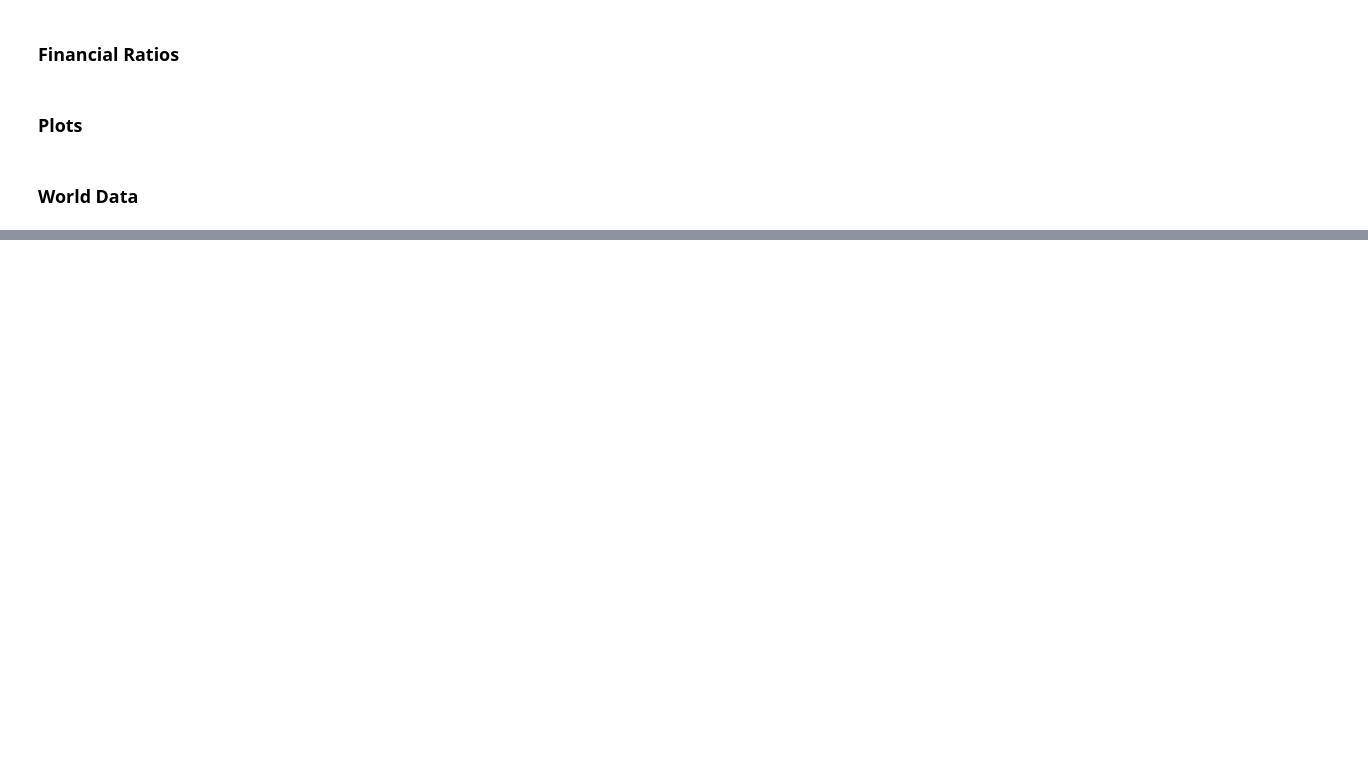
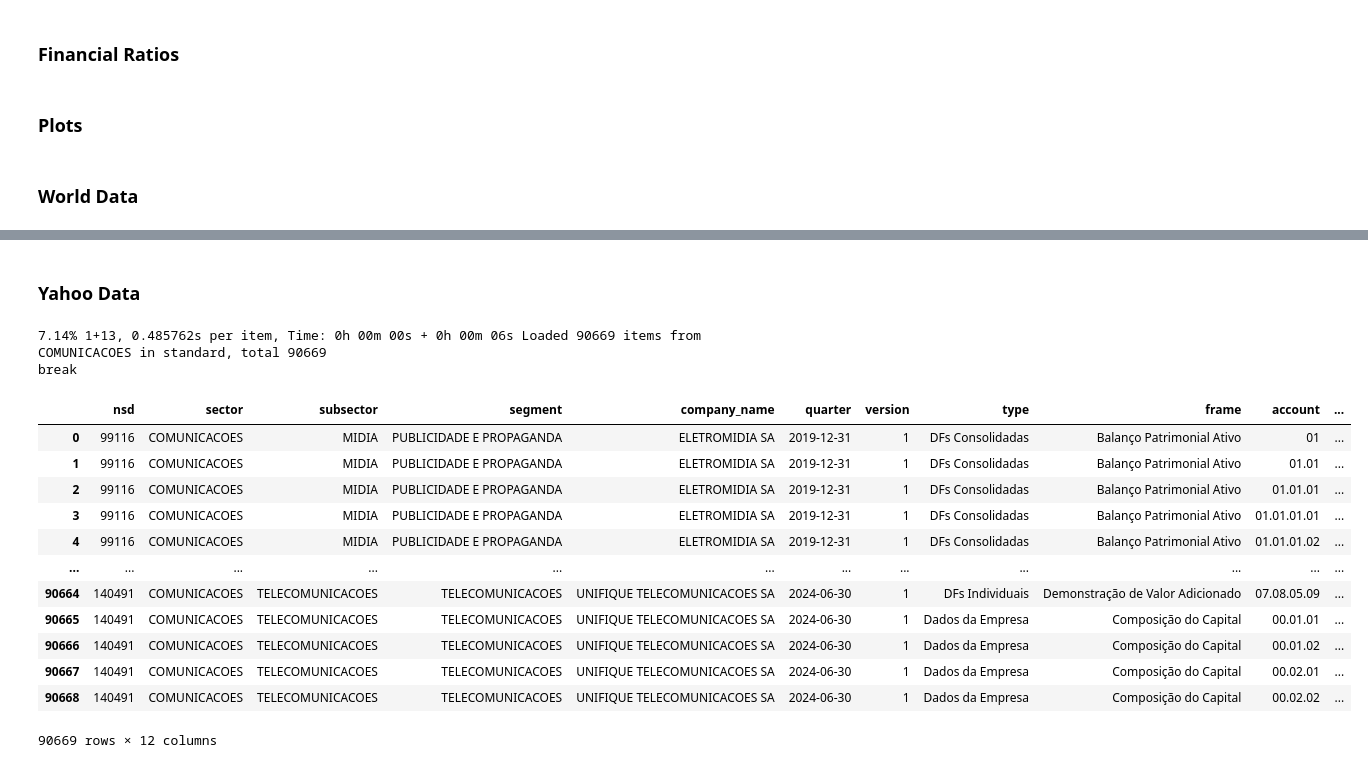
Before and after one commit to faustostangler/FLY, a Jupyter notebook: backend/utils/playground.ipynb, the cells around one changed output, grey strips where cells are left out. Cells and saved outputs as stored; diff of their text form; code cells hidden in the pictures; blank space fills up the shorter version.

Commit message:
yahoo playground working

```diff
--- a/backend/utils/playground.ipynb
+++ b/backend/utils/playground.ipynb
@@ -3400,3 +3512,5 @@ cursor.execute("SELECT name FROM sqlite_master WHERE type='table' AND name NOT L
 tables = cursor.fetchall()
 
 df = pd.read_sql_query(f"SELECT * FROM company_info", conn)
+companies = df[df['ticker_codes'] != '']
+companies = companies[['cvm_code', 'company_name', 'ticker', 'ticker_codes']].drop_duplicates()
@@ -3489,0 +3570,2 @@ data2 = yf.download(' '.join(companies2), start=last_date)
+# %% [markdown]
+### Yahoo Data
@@ -3489,0 +3661,21 @@ data2 = yf.download(' '.join(companies2), start=last_date)
+# %%
+statements_data = load_data(settings.statements_standard)
+df_statements = statements_data['COMUNICACOES']
+# df[['company_name']].drop_duplicates()
+df_statements
+# %% [output]
+7.14% 1+13, 0.485762s per item, Time: 0h 00m 00s + 0h 00m 06s Loaded 90669 items from COMUNICACOES in standard, total 90669
+break
+|  | nsd | sector | subsector | segment | company_name | quarter | version | type | frame | account | ... |
+| 0 | 99116 | COMUNICACOES | MIDIA | PUBLICIDADE E PROPAGANDA | ELETROMIDIA SA | 2019-12-31 | 1 | DFs Consolidadas | Balanço Patrimonial Ativo | 01 | ... |
+| 1 | 99116 | COMUNICACOES | MIDIA | PUBLICIDADE E PROPAGANDA | ELETROMIDIA SA | 2019-12-31 | 1 | DFs Consolidadas | Balanço Patrimonial Ativo | 01.01 | ... |
+| 2 | 99116 | COMUNICACOES | MIDIA | PUBLICIDADE E PROPAGANDA | ELETROMIDIA SA | 2019-12-31 | 1 | DFs Consolidadas | Balanço Patrimonial Ativo | 01.01.01 | ... |
+| 3 | 99116 | COMUNICACOES | MIDIA | PUBLICIDADE E PROPAGANDA | ELETROMIDIA SA | 2019-12-31 | 1 | DFs Consolidadas | Balanço Patrimonial Ativo | 01.01.01.01 | ... |
+| 4 | 99116 | COMUNICACOES | MIDIA | PUBLICIDADE E PROPAGANDA | ELETROMIDIA SA | 2019-12-31 | 1 | DFs Consolidadas | Balanço Patrimonial Ativo | 01.01.01.02 | ... |
+| ... | ... | ... | ... | ... | ... | ... | ... | ... | ... | ... | ... |
+| 90664 | 140491 | COMUNICACOES | TELECOMUNICACOES | TELECOMUNICACOES | UNIFIQUE TELECOMUNICACOES SA | 2024-06-30 | 1 | DFs Individuais | Demonstração de Valor Adicionado | 07.08.05.09 | ... |
+| 90665 | 140491 | COMUNICACOES | TELECOMUNICACOES | TELECOMUNICACOES | UNIFIQUE TELECOMUNICACOES SA | 2024-06-30 | 1 | Dados da Empresa | Composição do Capital | 00.01.01 | ... |
+| 90666 | 140491 | COMUNICACOES | TELECOMUNICACOES | TELECOMUNICACOES | UNIFIQUE TELECOMUNICACOES SA | 2024-06-30 | 1 | Dados da Empresa | Composição do Capital | 00.01.02 | ... |
+| 90667 | 140491 | COMUNICACOES | TELECOMUNICACOES | TELECOMUNICACOES | UNIFIQUE TELECOMUNICACOES SA | 2024-06-30 | 1 | Dados da Empresa | Composição do Capital | 00.02.01 | ... |
+| 90668 | 140491 | COMUNICACOES | TELECOMUNICACOES | TELECOMUNICACOES | UNIFIQUE TELECOMUNICACOES SA | 2024-06-30 | 1 | Dados da Empresa | Composição do Capital | 00.02.02 | ... |
+90669 rows × 12 columns
```
Also changed, not shown: parts of 36 cells of this notebook, 4 other files.
